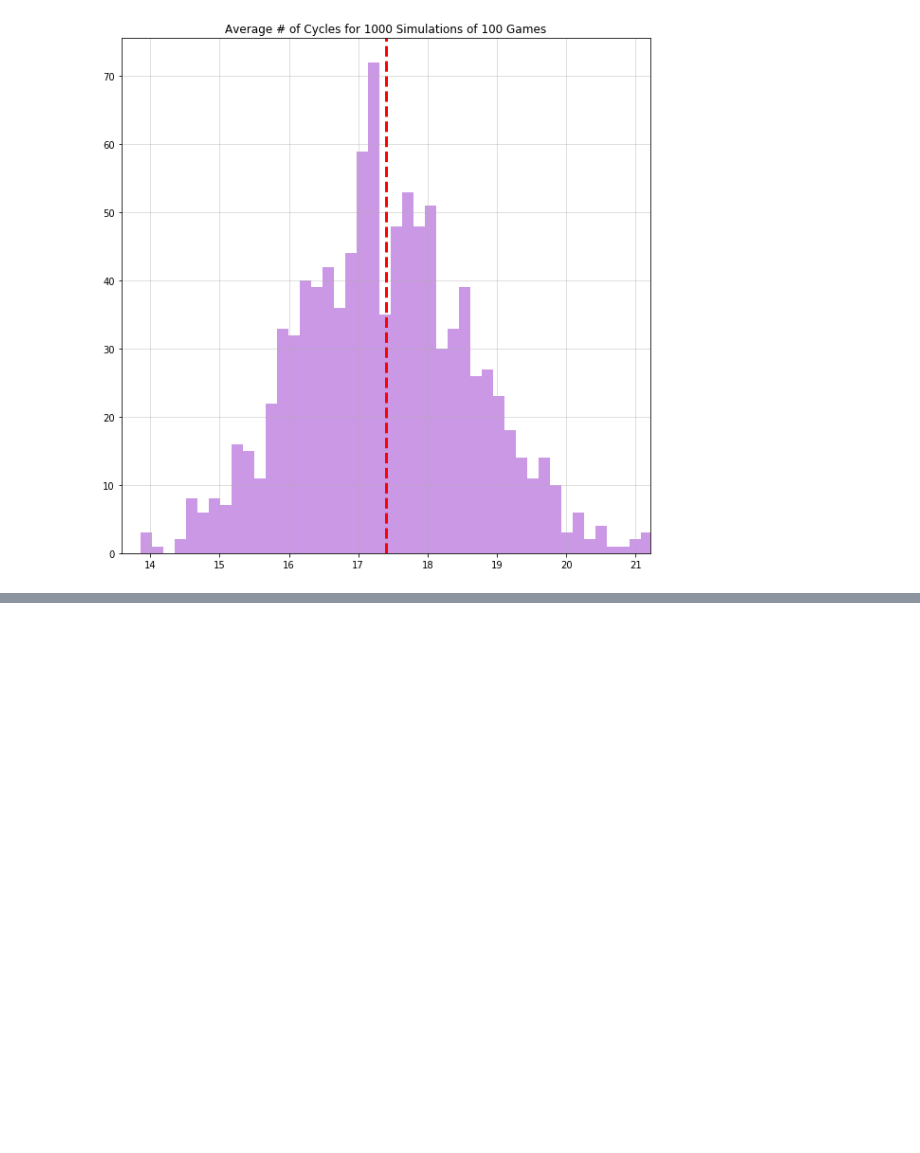
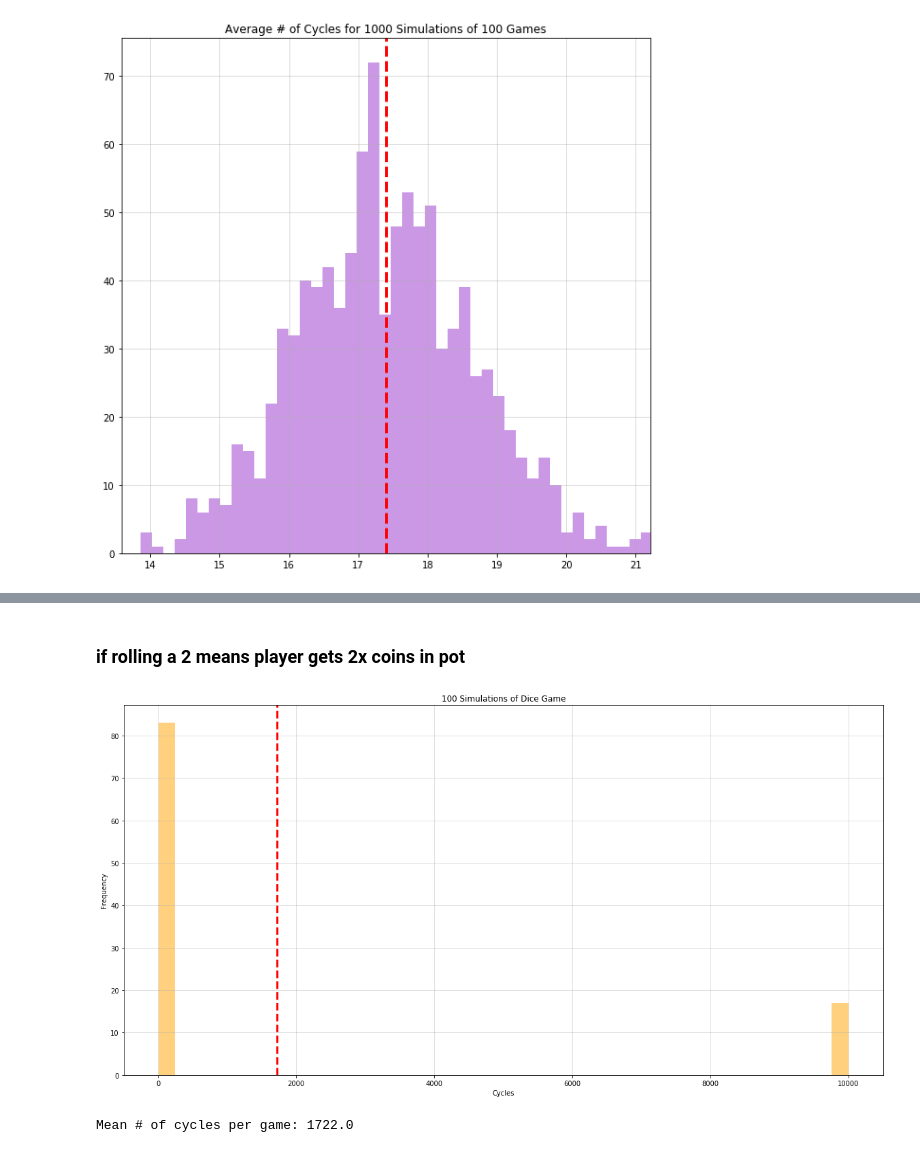
Before and after one commit to vgawande-git/simulation_omscs, a Jupyter notebook: Project 1/dice_game_simulation.ipynb, the cells around one changed output, grey strips where cells are left out. Drawn from its saved outputs; the diff is of its cells as text; code cells hidden in the pictures; blank space fills up the shorter version.

```diff
--- a/Project 1/dice_game_simulation.ipynb
+++ b/Project 1/dice_game_simulation.ipynb
@@ -132,0 +228,2 @@ how much math notation? how "statistically rigorous"
+# %% [markdown]
+### if rolling a 2 means player gets 2x coins in pot
@@ -132,0 +275,5 @@ how much math notation? how "statistically rigorous"
+# %%
+_ = simulate_n_games(ModifiedDiceGame2x, 100)
+# %% [output]
+[figure, added]
+Mean # of cycles per game: 1722.0
```
Also changed, not shown: parts of 23 cells of this notebook.
